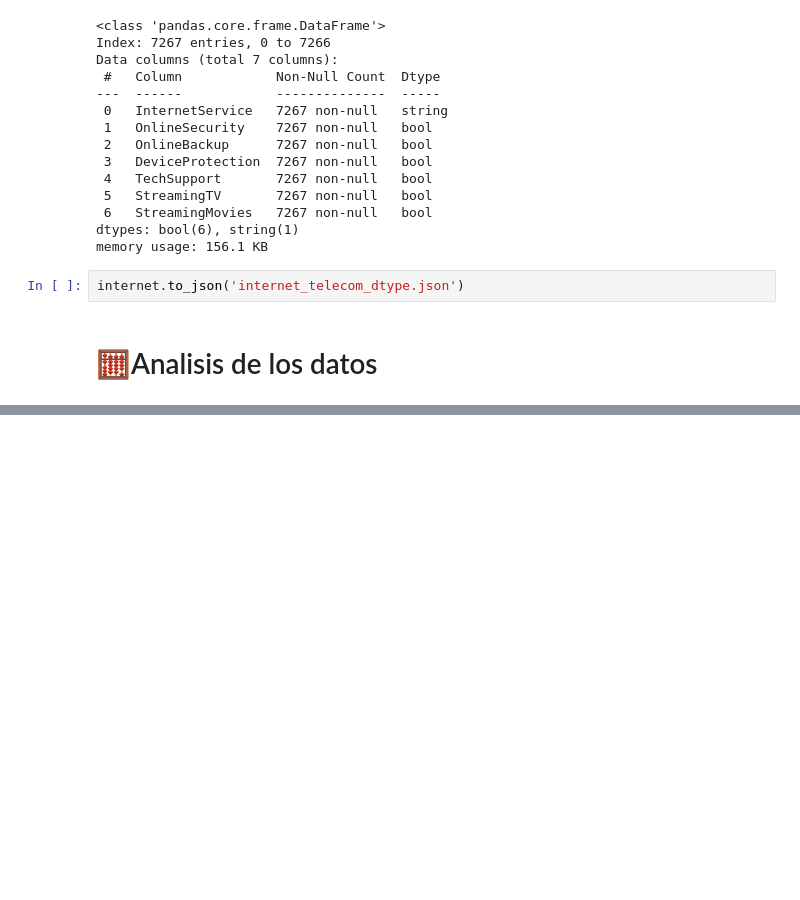
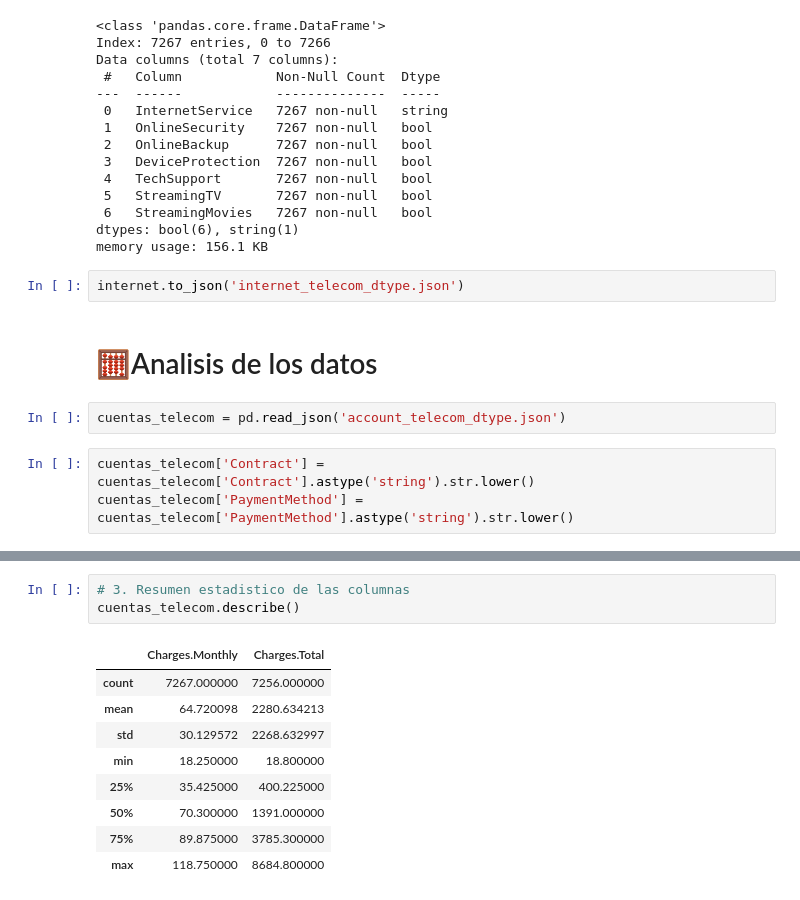
Before and after one commit to donosonahuel/alura-telecom, a Jupyter notebook: Alura_Challenge_Telecom_X.ipynb, the cells around one changed output, grey strips where cells are left out. Cells and saved outputs as stored; diff of their text form; blank space fills up the shorter version.

```diff
--- a/Alura_Challenge_Telecom_X.ipynb
+++ b/Alura_Challenge_Telecom_X.ipynb
@@ -209,3 +209,8 @@ memory usage: 156.1 KB
 internet.to_json('internet_telecom_dtype.json')
 # %% [markdown]
 # 🧮Analisis de los datos
+# %%
+cuentas_telecom = pd.read_json('account_telecom_dtype.json')
+# %%
+cuentas_telecom['Contract'] = cuentas_telecom['Contract'].astype('string').str.lower()
+cuentas_telecom['PaymentMethod'] = cuentas_telecom['PaymentMethod'].astype('string').str.lower()
@@ -211,0 +243,13 @@ internet.to_json('internet_telecom_dtype.json')
+# %%
+# 3. Resumen estadistico de las columnas
+cuentas_telecom.describe()
+# %% [output]
+|  | Charges.Monthly | Charges.Total |
+| count | 7267.000000 | 7256.000000 |
+| mean | 64.720098 | 2280.634213 |
+| std | 30.129572 | 2268.632997 |
+| min | 18.250000 | 18.800000 |
+| 25% | 35.425000 | 400.225000 |
+| 50% | 70.300000 | 1391.000000 |
+| 75% | 89.875000 | 3785.300000 |
+| max | 118.750000 | 8684.800000 |
```
Also changed, not shown: parts of 7 cells of this notebook.
